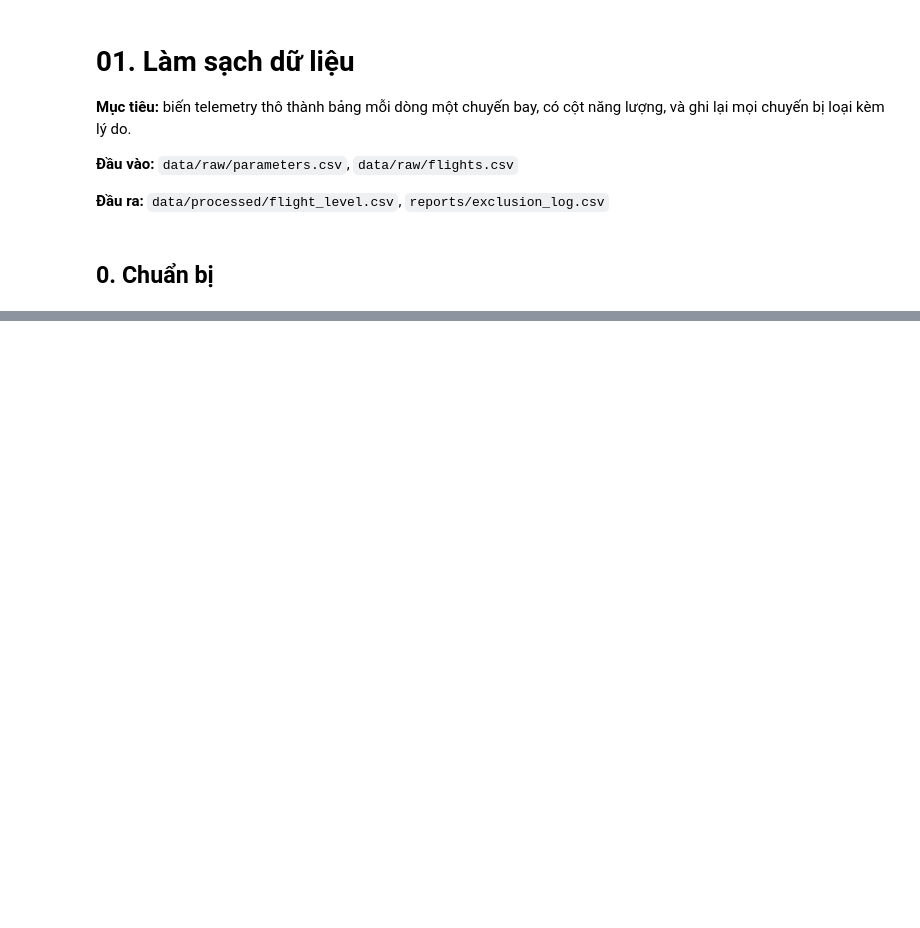
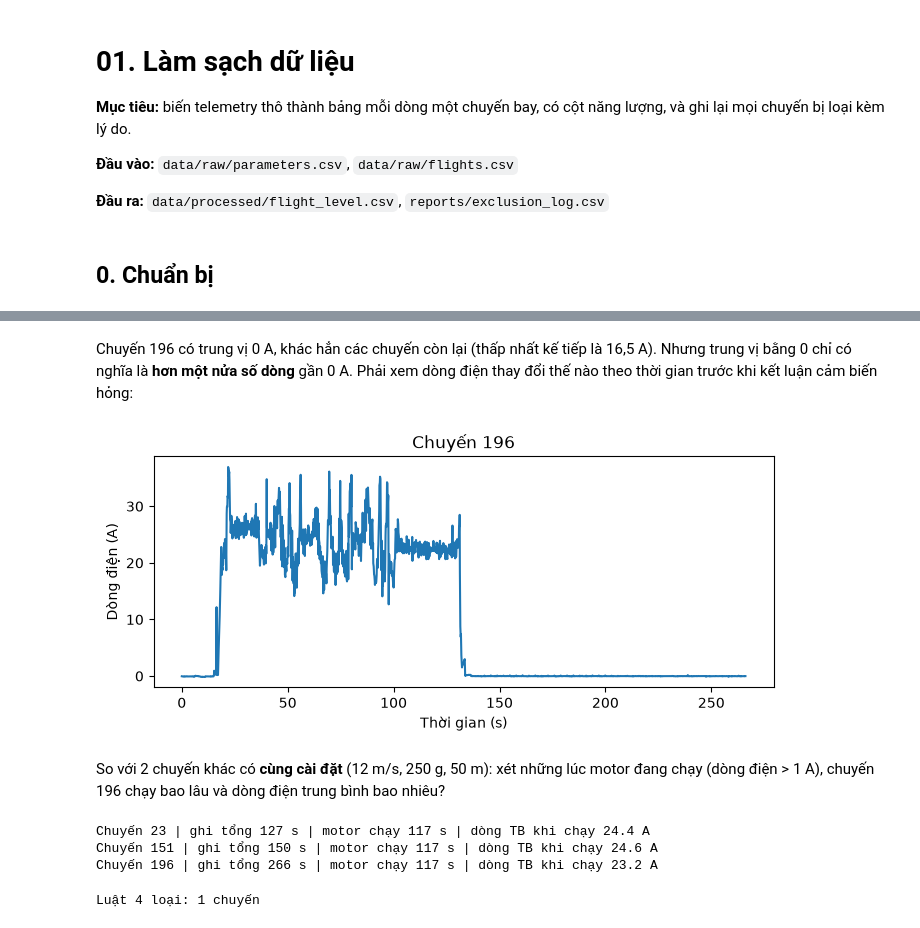
Before and after one commit to viewer22/DTA, a Jupyter notebook: notebooks/01_data_cleaning.ipynb, the cells around one changed output, grey strips where cells are left out. Saved outputs shown, nothing was run; the diff lists cells and outputs as text; code cells hidden in the pictures; blank space fills up the shorter version.

```diff
--- a/notebooks/01_data_cleaning.ipynb
+++ b/notebooks/01_data_cleaning.ipynb
@@ -59,0 +54,3 @@ Viết bằng lời của bạn: bước này tìm ra gì, con số nào sẽ đ
+# %%
+flights = pd.read_csv(RAW / "flights.csv", low_memory=False)
+flights.shape
@@ -59,0 +167,6 @@ Viết bằng lời của bạn: bước này tìm ra gì, con số nào sẽ đ
+# %%
+# Thêm cột dt = khoảng cách giữa 2 lần ghi, tính trong từng chuyến
+flights["dt"] = flights.groupby("flight")["time"].diff()
+
+# Lọc ra những chỗ dt lớn hơn 1 giây
+flights[flights["dt"] > 1][["flight", "time", "dt"]]
@@ -59,0 +433,34 @@ Viết bằng lời của bạn: bước này tìm ra gì, con số nào sẽ đ
+# %% [markdown]
+Chuyến 196 có trung vị 0 A, khác hẳn các chuyến còn lại (thấp nhất kế tiếp là 16,5 A). Nhưng trung vị bằng 0 chỉ có nghĩa là **hơn một nửa số dòng** gần 0 A. Phải xem dòng điện thay đổi thế nào theo thời gian trước khi kết luận cảm biến hỏng:
+# %%
+f196 = flights[flights["flight"] == 196]
+plt.figure(figsize=(8, 3))
+plt.plot(f196["time"], f196["battery_current"])
+plt.xlabel("Thời gian (s)")
+plt.ylabel("Dòng điện (A)")
+plt.title("Chuyến 196")
+plt.show()
+# %% [output]
+[figure, added]
+# %% [markdown]
+So với 2 chuyến khác có **cùng cài đặt** (12 m/s, 250 g, 50 m): xét những lúc motor đang chạy (dòng điện > 1 A), chuyến 196 chạy bao lâu và dòng điện trung bình bao nhiêu?
+# %%
+cung_cai_dat = params[(params["speed"] == 12) & (params["payload"] == 250) & (params["altitude"] == "50")]
+for f in cung_cai_dat["flight"]:
+    g = flights[flights["flight"] == f]
+    dang_bay = g[g["battery_current"] > 1]
+    print("Chuyến", f,
+          "| ghi tổng", round(g["time"].max() - g["time"].min()), "s",
+          "| motor chạy", round(dang_bay["dt"].sum()), "s",
+          "| dòng TB khi chạy", round(dang_bay["battery_current"].mean(), 1), "A")
+# %% [output]
+Chuyến 23 | ghi tổng 127 s | motor chạy 117 s | dòng TB khi chạy 24.4 A
+Chuyến 151 | ghi tổng 150 s | motor chạy 117 s | dòng TB khi chạy 24.6 A
+Chuyến 196 | ghi tổng 266 s | motor chạy 117 s | dòng TB khi chạy 23.2 A
+# %%
+# Luật 4: ghi dư sau khi hạ cánh, không khớp định nghĩa chuyến bay của README
+so_loai.append({"flight": 196, "luat": "4. Ghi dư sau hạ cánh",
+                "bang_chung": "khoảng 2 phút dòng điện ≈ 0 A sau khi hạ cánh"})
+print("Luật 4 loại: 1 chuyến")
+# %% [output]
+Luật 4 loại: 1 chuyến
```
Also changed, not shown: parts of 102 cells of this notebook, 5 other files.
